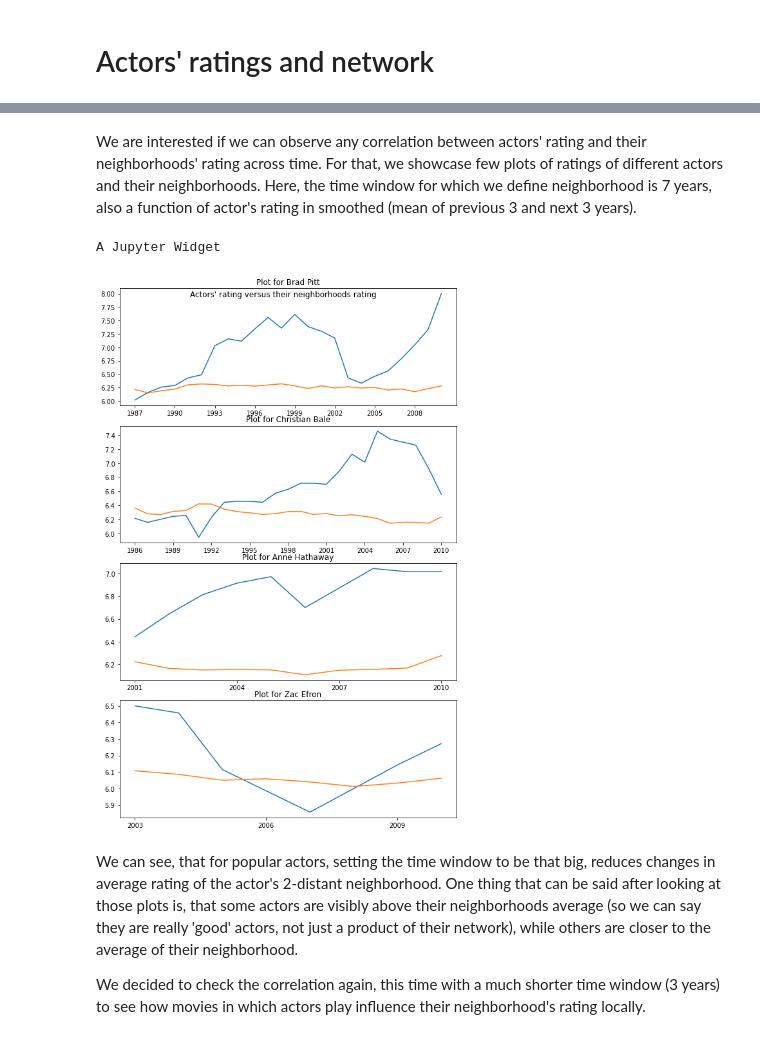
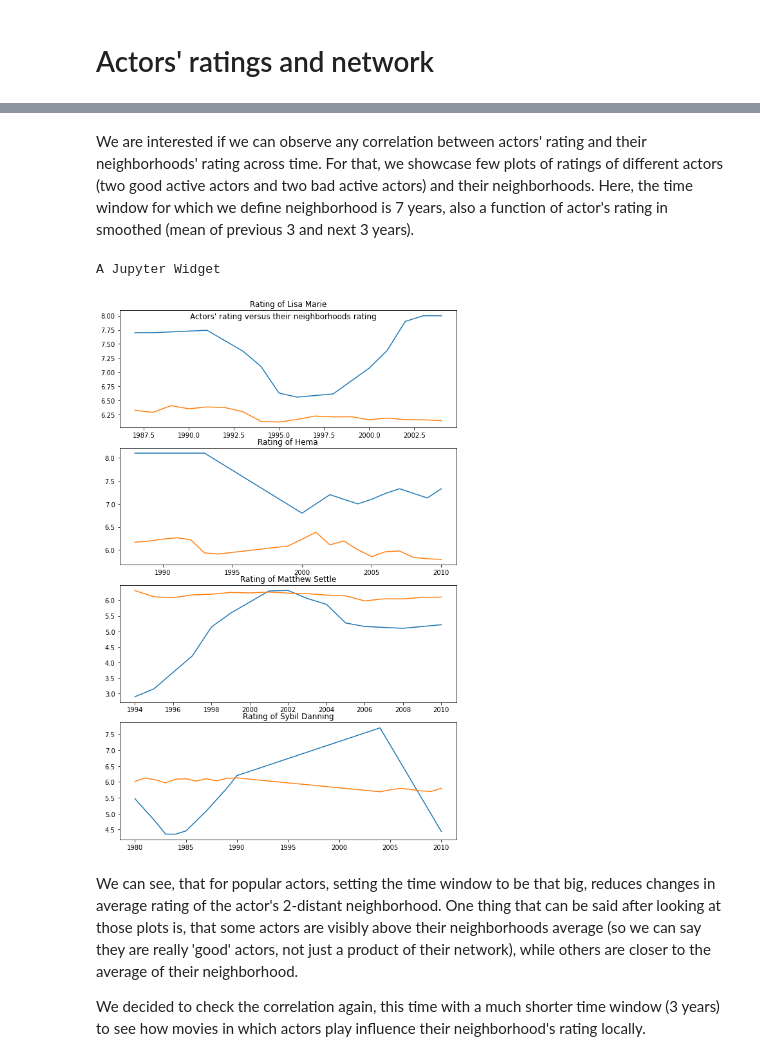
Before and after one commit to epfl-ada/ada-2022-project-datajugglers, a Jupyter notebook: graphs.ipynb, the cells around one changed output, grey strips where cells are left out. Saved outputs shown, nothing was run; the diff lists cells and outputs as text; code cells hidden in the pictures.

Commit message:
More graph analysis

```diff
--- a/graphs.ipynb
+++ b/graphs.ipynb
@@ -351,9 +355,12 @@ class GraphWrapper:
         nx.set_node_attributes(self.graph_general, actors_movie_count, name='movie count')
 
         actors_first_movie = {}
+        actors_last_movie = {}
         for node in self.graph_general.nodes:
             actors_first_movie[node] = min([attr['date'] for attr in self.graph_general[node].values()])
+            actors_last_movie[node] = max([attr['date'] for attr in self.graph_general[node].values()])
         nx.set_node_attributes(self.graph_general, actors_first_movie, name='first release')
+        nx.set_node_attributes(self.graph_general, actors_last_movie, name='last release')
 
         # Build graph_part nodes
         self.graph_part.add_nodes_from(self.graph_general)
@@ -609,42 +691,39 @@ Number of active actors: 4458
 # %% [markdown]
-We are interested if we can observe any correlation between actors' rating and their neighborhoods' rating across time. For that, we showcase few plots of ratings of different actors and their neighborhoods. Here, the time window for which we define neighborhood is 7 years, also a function of actor's rating in smoothed (mean of previous 3 and next 3 years).
+We are interested if we can observe any correlation between actors' rating and their neighborhoods' rating across time. For that, we showcase few plots of ratings of different actors (two good active actors and two bad active actors) and their neighborhoods. Here, the time window for which we define neighborhood is 7 years, also a function of actor's rating in smoothed (mean of previous 3 and next 3 years).
 # %%
-def plot_ratings_in_context(gw, actors, year_max=RELEASE_YEAR_MAX, year_min=RELEASE_YEAR_MIN, radius=3):
+def plot_ratings_in_context(gw, actors, radius, year_max=RELEASE_YEAR_MAX, year_min=RELEASE_YEAR_MIN):
     # Update year min for first year with movie released
-    years_min = [max(year_min, gw.graph_general.nodes(data=True)[actor]['first release']) for actor in actors]
+    actors_ratings = [[] for _ in actors]
+    neighborhoods_ratings = [[] for _ in actors]
+    years_rated = [[] for _ in actors]
+
+    gw.focus_on_tw(year_min - radius, 2 * radius + 1)
+
+    for _ in tqdm(range(year_min, year_max + 1)):
+        year = gw.tw_start + radius
+        for i, actor in enumerate(actors):
+            neighborhood = gw.k_neighborhood(actor, K)
+            if neighborhood:
+                neighborhoods_ratings[i].append(gw.get_actor_group_rating(neighborhood, year))
+                actors_ratings[i].append(gw.get_actor_rating_smooth(actor, year, radius))
+                years_rated[i].append(year)
+        gw.move_tw()
 
     fig, axs = plt.subplots(nrows=len(actors), figsize=(8, 12))
     fig.tight_layout()
     fig.suptitle(f"Actors' rating versus their neighborhoods rating")
     for i, actor in enumerate(actors):
-        actors_rating = [gw.get_actor_rating_smooth(actor, year, radius) for year in range(years_min[i], year_max + 1)]
-        axs[i].plot(range(years_min[i], year_max + 1), actors_rating)
-        axs[i].set_xticks(range(years_min[i], year_max + 1, 3))
-        axs[i].set_title(f'Plot for {actor}')
-
-    neighborhood_ratings = [[] for _ in actors]
-    gw.focus_on_tw(year_min - radius, 2 * radius + 1)
-
-    for _ in tqdm(range(year_min, year_max + 1)):
-        year = gw.tw_start + radius
-        for i, actor in enumerate(actors):
-            if year < years_min[i]:
-                continue # This actor hasnt stared in any movie yet
-            neighborhood = gw.k_neighborhood(actor, K)
-            neighborhood_ratings[i].append(gw.get_actor_group_rating(neighborhood, year) if neighborhood else 5)
-        gw.move_tw()
-
-    for i, actor in enumerate(actors):
-        axs[i].plot(range(years_min[i], year_max + 1), neighborhood_ratings[i])
-
+        axs[i].set_title(f'Rating of {actor}')
+        axs[i].plot(years_rated[i], actors_ratings[i])
+        axs[i].plot(years_rated[i], neighborhoods_ratings[i])
     plt.show()
 
 
-actors = ['Brad Pitt', 'Christian Bale', 'Anne Hathaway', 'Zac Efron'] # List of few famous actors
-plot_ratings_in_context(gw, actors)
+actors = list(good_active_actors)[0:2] + list(bad_active_actors)[0:2]
+plot_ratings_in_context(gw, actors, radius=3)
 # %% [output]
 A Jupyter Widget
-[figure, old version]
+[figure, new version]
 # %% [markdown]
 We can see, that for popular actors, setting the time window to be that big, reduces changes in average rating of the actor's 2-distant neighborhood. One thing that can be said after looking at those plots is, that some actors are visibly above their neighborhoods average (so we can say they are really 'good' actors, not just a product of their network), while others are closer to the average of their neighborhood.
 
```
Also changed, not shown: parts of 15 cells of this notebook.
